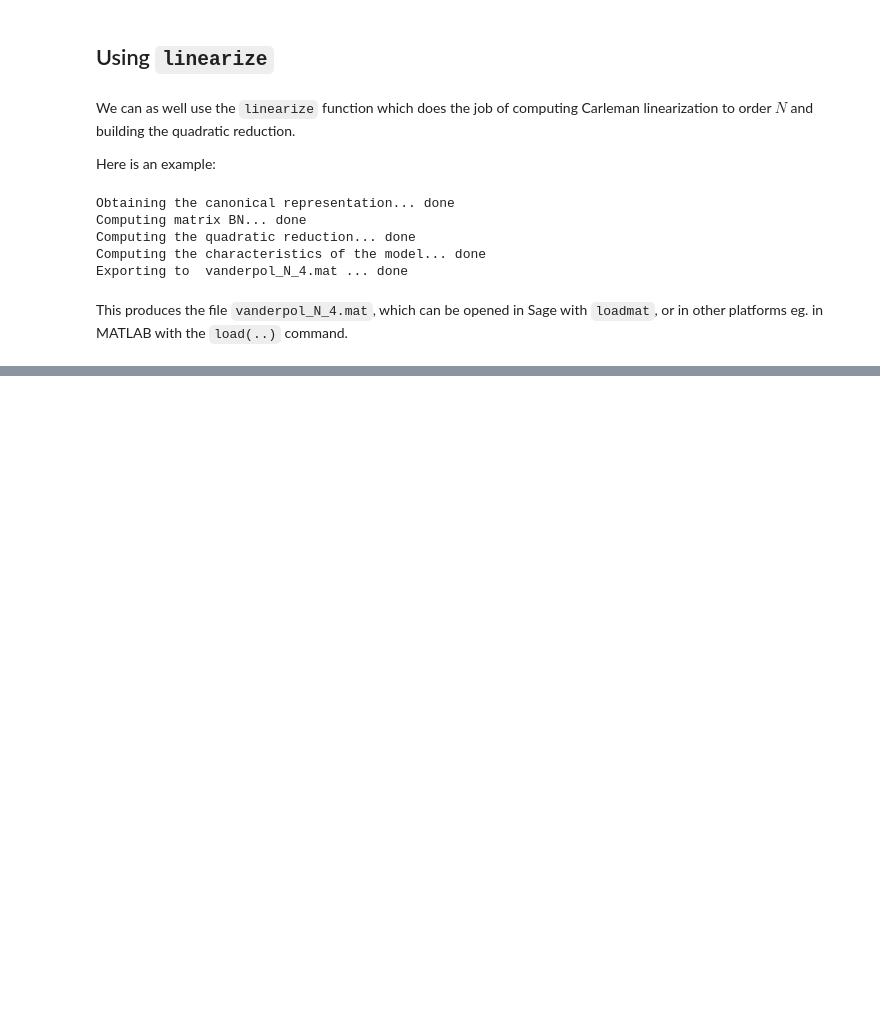
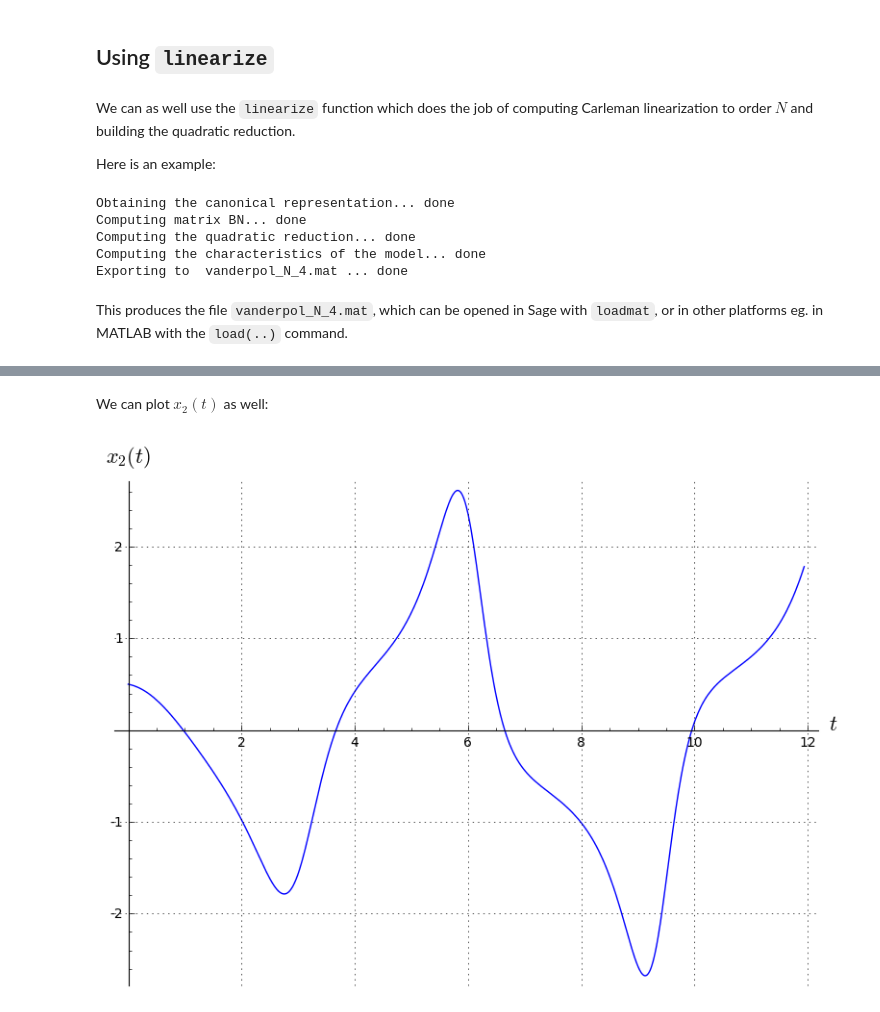
Before and after one commit to mforets/carlin, a Jupyter notebook: examples/vanderpol.ipynb, the cells around one changed output, grey strips where cells are left out. Cells and saved outputs as stored; diff of their text form; code cells hidden in the pictures; blank space fills up the shorter version.

```diff
--- a/examples/vanderpol.ipynb
+++ b/examples/vanderpol.ipynb
@@ -151,0 +261,10 @@ This produces the file `vanderpol_N_4.mat`, which can be opened in Sage with `lo
+# %% [markdown]
+We can plot $x_2(t)$ as well:
+# %%
+PosvsTime = plot(x_t(1), t0ini, Tfinal, axes_labels = ['$t$', '$x_2(t)$'], gridlines=True)
+PosvsTime.legend_label = '($S$)'
+PosvsTime.legend_color = 'black'
+
+PosvsTime.show()
+# %% [output]
+[figure, added]
```
Also changed, not shown: parts of 40 cells of this notebook, 3 other files.
